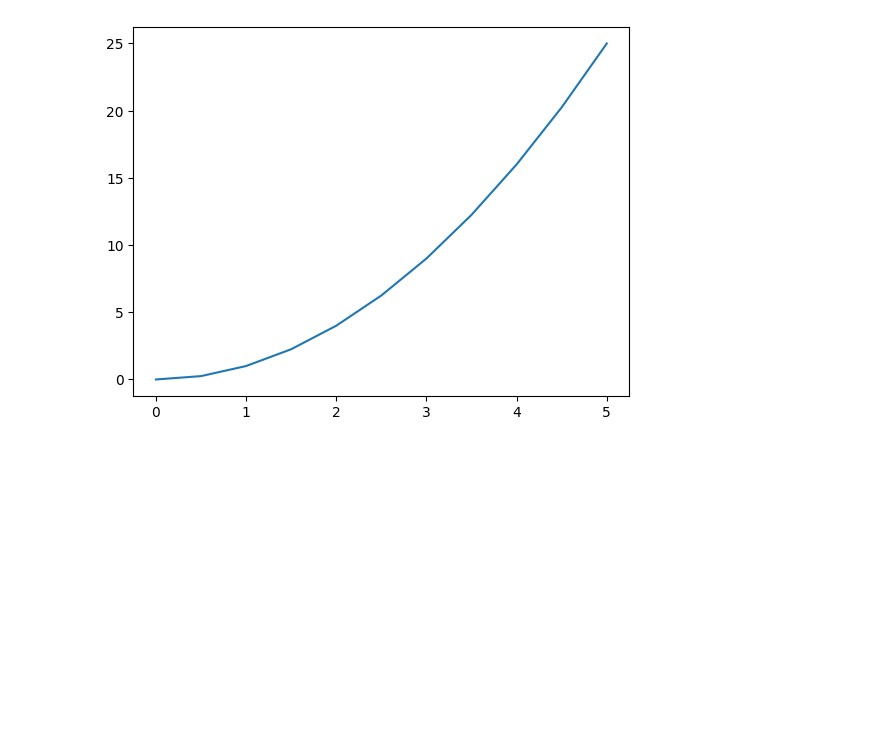
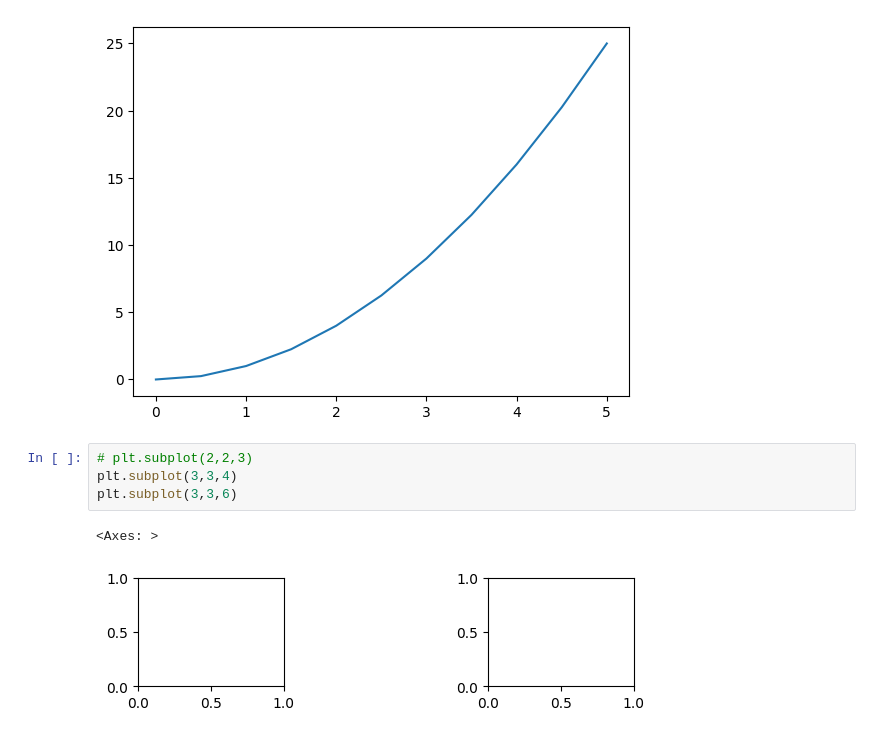
Before and after one commit to shivam-kumar3/Complete-Machine-Learning-NLP-Bootcamp-MLOPS-Deployment, a Jupyter notebook: Section 11 - Data Analysis/Data_Visual.ipynb, the cells around one changed output. Drawn from its saved outputs; the diff is of its cells as text; blank space fills up the shorter version.

```diff
--- a/Section 11 - Data Analysis/Data_Visual.ipynb
+++ b/Section 11 - Data Analysis/Data_Visual.ipynb
@@ -20,3 +21,10 @@ plt.plot(x,y)
 # %% [output]
 [<matplotlib.lines.Line2D at 0x...>]
 [figure]
+# %%
+# plt.subplot(2,2,3)
+plt.subplot(3,3,4)
+plt.subplot(3,3,6)
+# %% [output]
+<Axes: >
+[figure, added]
```
Also changed, not shown: parts of 7 cells of this notebook.
